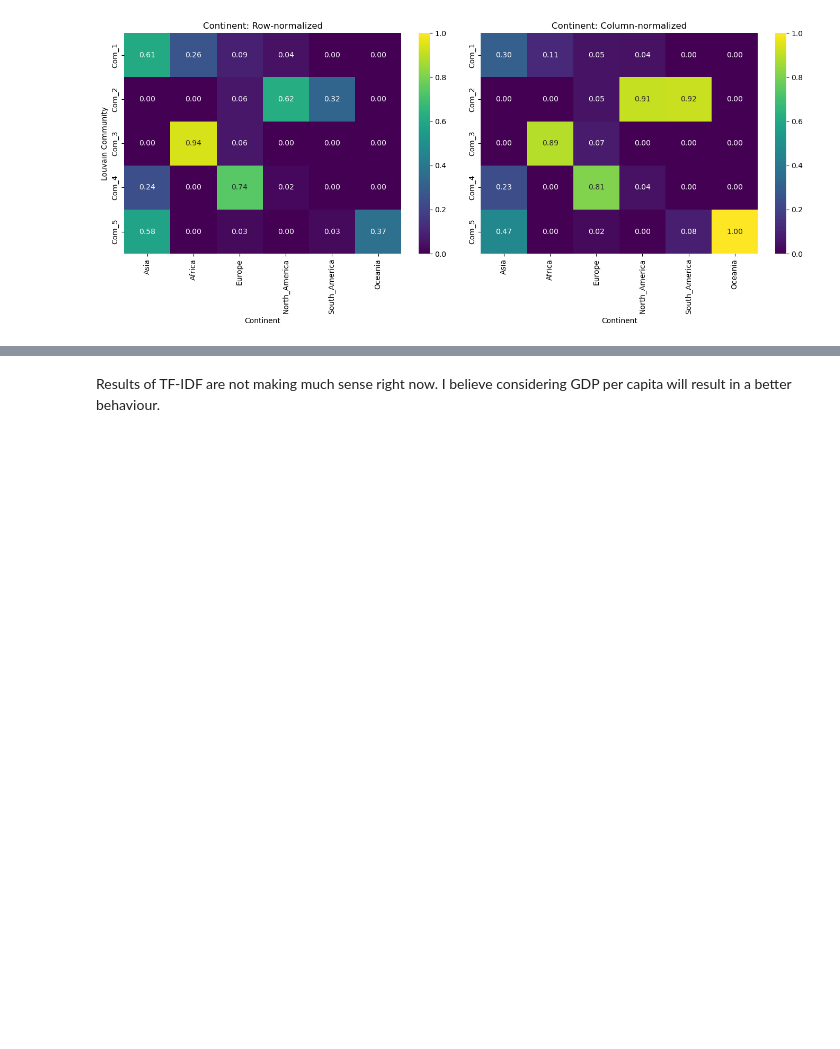
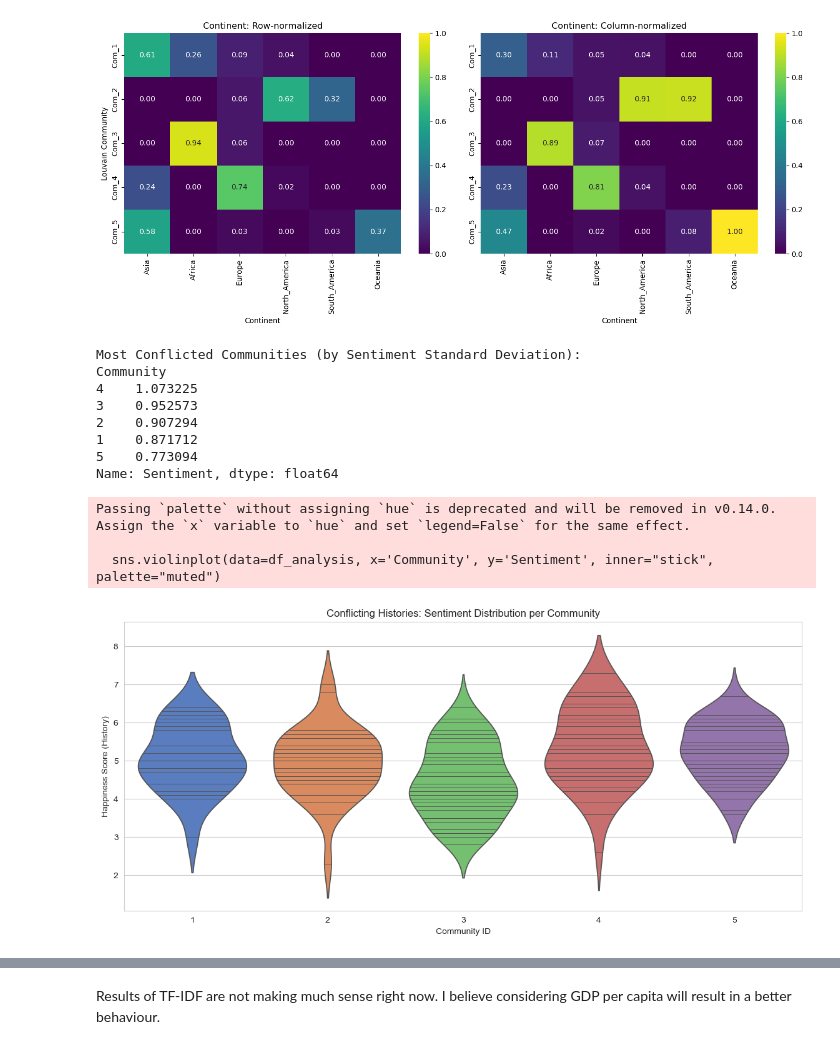
Before and after one commit to joaommata/WorldGraph, a Jupyter notebook: communities.ipynb, the cells around one changed output, grey strips where cells are left out. Cells and saved outputs as stored; diff of their text form; code cells hidden in the pictures; blank space fills up the shorter version.

Commit message:
analysed conflict pairs inside communities

```diff
--- a/communities.ipynb
+++ b/communities.ipynb
@@ -555,3 +555,44 @@ Generating confusion matrices for all community factors...
 [figure]
 [figure]
 [figure]
+# %%
+# 1. Create a DataFrame combining Communities and Sentiment
+data = []
+# Iterate through the communities you found (louvain_communities is a list of sets/lists)
+for community_id, community_nodes in enumerate(louvain_communities):
+    for node in community_nodes:
+        # Get sentiment from the graph attributes
+        sentiment = G.nodes[node].get('sentiment_score')
+        if sentiment is not None:
+            data.append({'Community': community_id + 1, 'Sentiment': sentiment})
+
+df_analysis = pd.DataFrame(data)
+
+# Calculate variance per community
+conflict_ranking = df_analysis.groupby('Community')['Sentiment'].std().sort_values(ascending=False)
+print("Most Conflicted Communities (by Sentiment Standard Deviation):")
+print(conflict_ranking.head())
+
+
+# 2. Visualize
+plt.figure(figsize=(14, 6))
+
+# Option A: Violin Plot - Look for "double bumps" inside a single violin
+sns.violinplot(data=df_analysis, x='Community', y='Sentiment', inner="stick", palette="muted")
+plt.title('Conflicting Histories: Sentiment Distribution per Community')
+plt.xlabel('Community ID')
+plt.ylabel('Happiness Score (History)')
+plt.show()
+# %% [output]
+Most Conflicted Communities (by Sentiment Standard Deviation):
+Community
+4    1.073225
+3    0.952573
+2    0.907294
+1    0.871712
+5    0.773094
+Name: Sentiment, dtype: float64
+Passing `palette` without assigning `hue` is deprecated and will be removed in v0.14.0. Assign the `x` variable to `hue` and set `legend=False` for the same effect.
+
+  sns.violinplot(data=df_analysis, x='Community', y='Sentiment', inner="stick", palette="muted")
+[figure, added]
```
Also changed, not shown: parts of 5 cells of this notebook.
